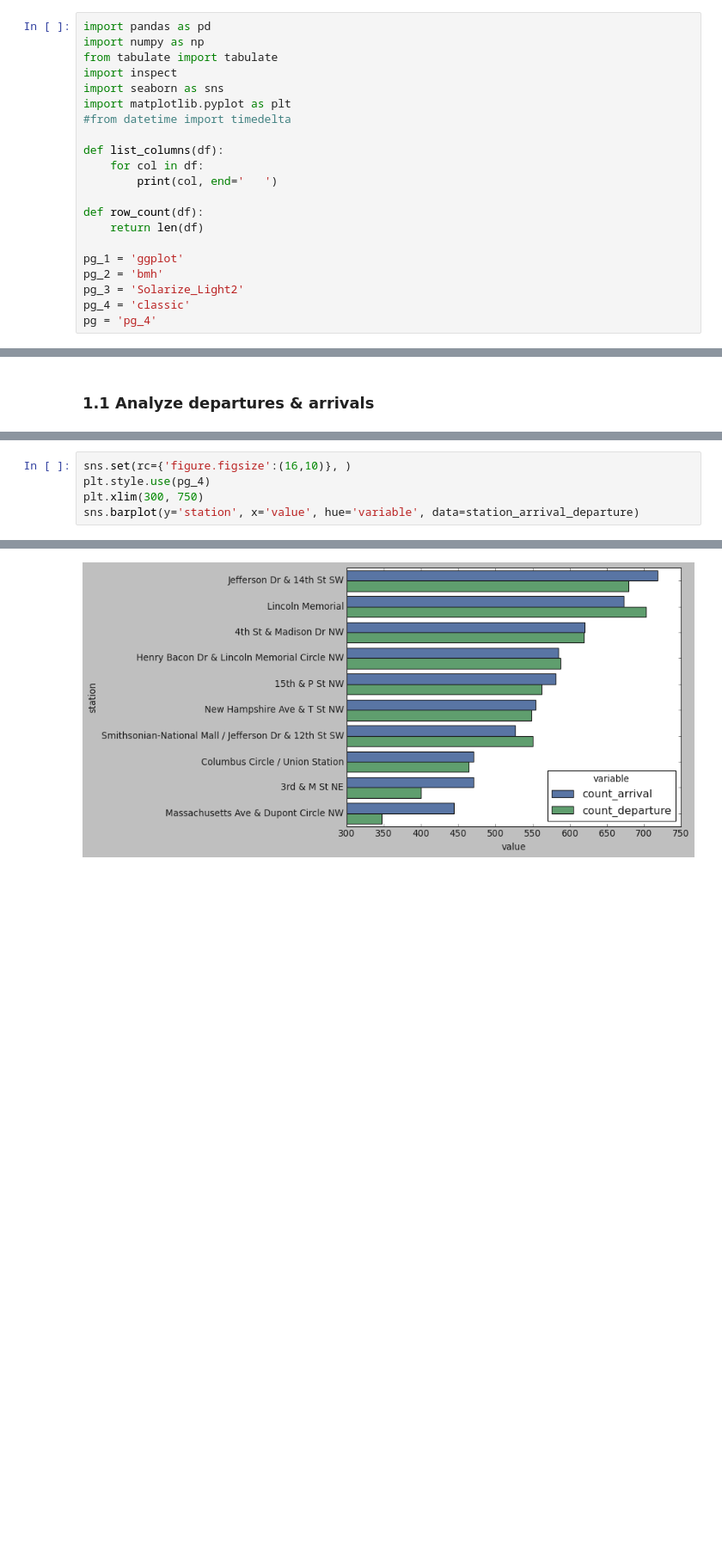
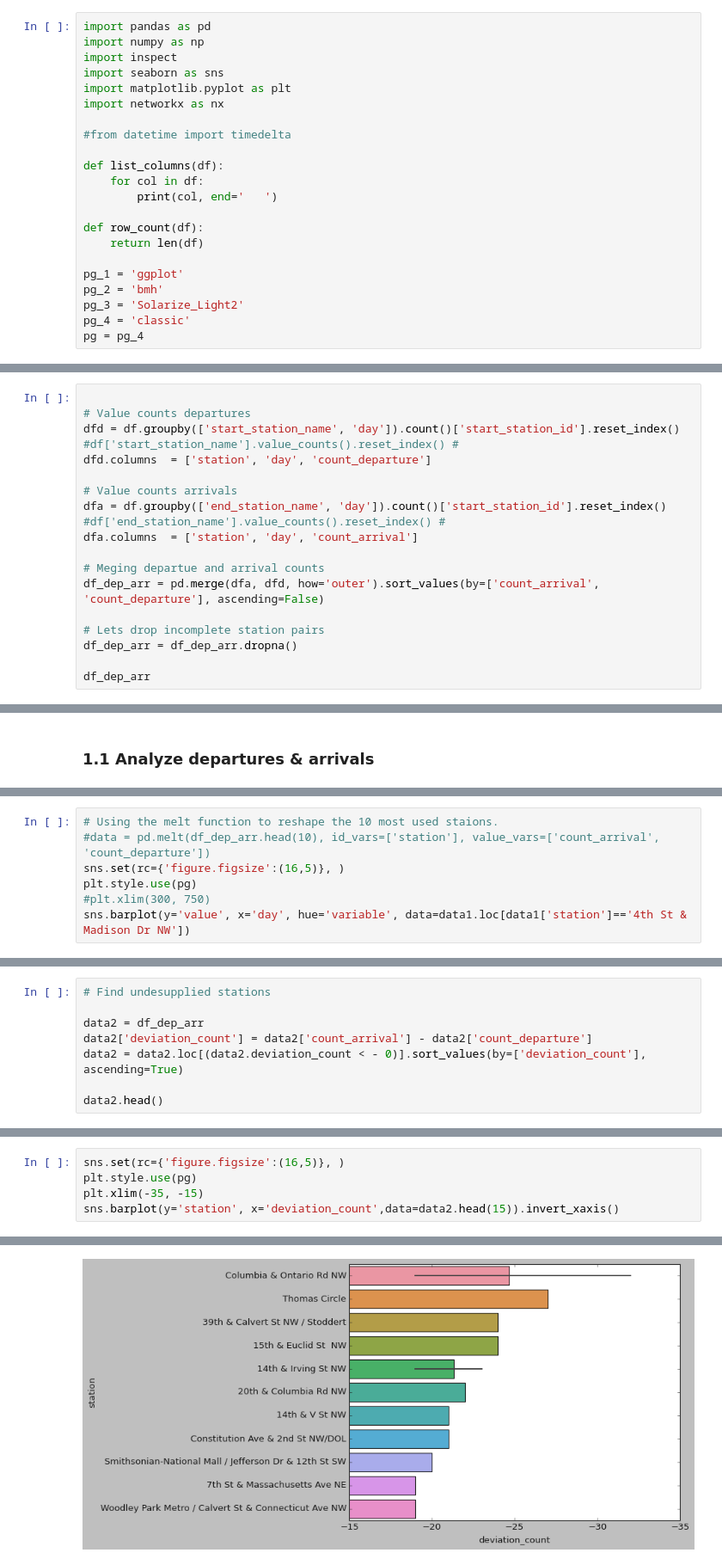
Before and after one commit to jaddel/education_cab_github, a Jupyter notebook: assignment_2/task1/task1.1.ipynb, the cells around one changed output, grey strips where cells are left out. Shown at 86% size. Saved outputs shown, nothing was run; the diff lists cells and outputs as text; blank space fills up the shorter version.

```diff
--- a/assignment_2/task1/task1.1.ipynb
+++ b/assignment_2/task1/task1.1.ipynb
@@ -1,10 +1,11 @@
 # %%
 import pandas as pd
 import numpy as np
-from tabulate import tabulate
 import inspect
 import seaborn as sns
 import matplotlib.pyplot as plt
+import networkx as nx
+
 #from datetime import timedelta
 
 def list_columns(df):
@@ -18,7 +19,7 @@ pg_1 = 'ggplot'
 pg_2 = 'bmh'
 pg_3 = 'Solarize_Light2'
 pg_4 = 'classic'
-pg = 'pg_4'
+pg = pg_4
 # %%
 df1 = pd.read_csv('Shekar-Dataset-1/last_week.csv', index_col=0)
 df2 = pd.read_csv('Shekar-Dataset-1/station_info.csv', index_col=0)
@@ -187,0 +130,17 @@ station_arrival_departure.head(20)
+# %%
+
+# Value counts departures
+dfd = df.groupby(['start_station_name', 'day']).count()['start_station_id'].reset_index() #df['start_station_name'].value_counts().reset_index() #
+dfd.columns  = ['station', 'day', 'count_departure']
+
+# Value counts arrivals
+dfa = df.groupby(['end_station_name', 'day']).count()['start_station_id'].reset_index() #df['end_station_name'].value_counts().reset_index() #
+dfa.columns  = ['station', 'day', 'count_arrival']
+
+# Meging departue and arrival counts
+df_dep_arr = pd.merge(dfa, dfd, how='outer').sort_values(by=['count_arrival', 'count_departure'], ascending=False)
+
+# Lets drop incomplete station pairs
+df_dep_arr = df_dep_arr.dropna()
+
+df_dep_arr
@@ -191,0 +195,7 @@ station_arrival_departure = pd.melt(data, id_vars=['station'], value_vars=['coun
+# %%
+# Using the melt function to reshape the 10 most used staions.
+#data = pd.melt(df_dep_arr.head(10), id_vars=['station'], value_vars=['count_arrival', 'count_departure'])
+sns.set(rc={'figure.figsize':(16,5)}, )
+plt.style.use(pg)
+#plt.xlim(300, 750)
+sns.barplot(y='value', x='day', hue='variable', data=data1.loc[data1['station']=='4th St & Madison Dr NW'])
@@ -191,0 +229,8 @@ station_arrival_departure = pd.melt(data, id_vars=['station'], value_vars=['coun
+# %%
+# Find undesupplied stations
+
+data2 = df_dep_arr
+data2['deviation_count'] = data2['count_arrival'] - data2['count_departure']
+data2 = data2.loc[(data2.deviation_count < - 0)].sort_values(by=['deviation_count'], ascending=True)
+
+data2.head()
@@ -192,6 +244,6 @@ station_arrival_departure = pd.melt(data, id_vars=['station'], value_vars=['coun
 # %%
-sns.set(rc={'figure.figsize':(16,10)}, )
-plt.style.use(pg_4)
-plt.xlim(300, 750)
-sns.barplot(y='station', x='value', hue='variable', data=station_arrival_departure)
+sns.set(rc={'figure.figsize':(16,5)}, )
+plt.style.use(pg)
+plt.xlim(-35, -15)
+sns.barplot(y='station', x='deviation_count',data=data2.head(15)).invert_xaxis()
 # %% [output]
@@ -199 +250 @@ sns.barplot(y='station', x='value', hue='variable', data=station_arrival_departu
-[figure, old version]
+[figure, new version]
```
Also changed, not shown: parts of 50 cells of this notebook, 2 other files.
